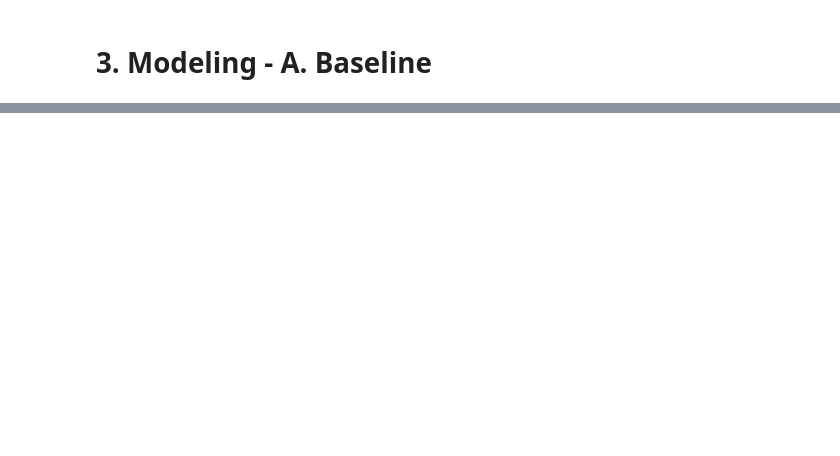
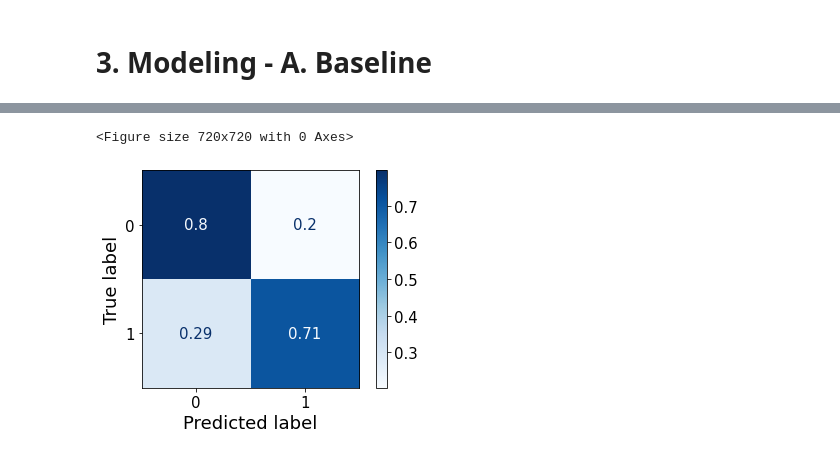
Before and after one commit to soyhyoj/WiDS-Datathon-2021, a Jupyter notebook: notebooks/EDA.ipynb, the cells around one changed output, grey strips where cells are left out. Saved outputs shown, nothing was run; the diff lists cells and outputs as text; code cells hidden in the pictures; blank space fills up the shorter version.

```diff
--- a/notebooks/EDA.ipynb
+++ b/notebooks/EDA.ipynb
@@ -462,0 +537,17 @@ minidata.shape
+# %%
+# Define class weights
+weight = {0:22, 1:78}
+
+# Fit agian with logistic regression
+logmodel2 = LogisticRegression(class_weight=weight)
+logmodel2.fit(X_train, y_train)
+y_prediction_log2 = logmodel2.predict(X_test)
+# %%
+# Plot a confusion matrix using test sets
+plt.figure(figsize=(10,10))
+confusion_matrix = plot_confusion_matrix(logmodel2, X_test, y_test,
+                                         cmap='Blues', normalize='true')
+plt.grid(False)
+# %% [output]
+<Figure size 720x720 with 0 Axes>
+[figure, added]
```
Also changed, not shown: parts of 36 cells of this notebook.
